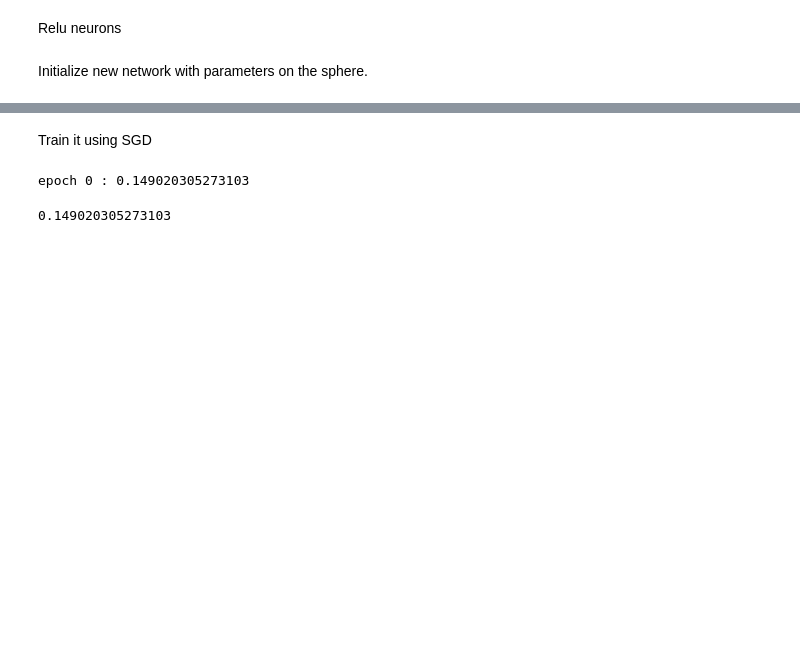
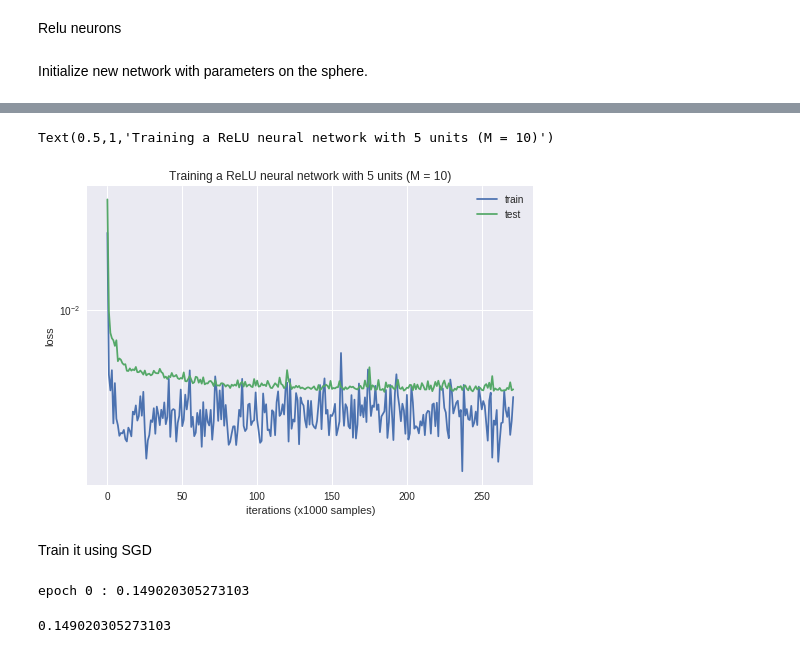
Before and after one commit to eloiseberthier/Convex_neural_nets, a Jupyter notebook: Relu convergence rate.ipynb, the cells around one changed output, grey strips where cells are left out. Saved outputs shown, nothing was run; the diff lists cells and outputs as text; code cells hidden in the pictures; blank space fills up the shorter version.

```diff
--- a/Relu convergence rate.ipynb
+++ b/Relu convergence rate.ipynb
@@ -113,3 +241,15 @@ X, Y = gen_net.gen_sample(5000)
+# %%
+plt.figure()
+plt.plot(train_loss)
+plt.plot(test_loss)
+plt.legend(['train', 'test'])
+plt.xlabel('iterations (x1000 samples)')
+plt.ylabel('loss')
+plt.yscale('log')
+plt.title('Training a ReLU neural network with 5 units (M = 10)')
+# %% [output]
+Text(0.5,1,'Training a ReLU neural network with 5 units (M = 10)')
+[figure, added]
 # %% [markdown]
 Train it using SGD
 # %%
```
Also changed, not shown: parts of 13 cells of this notebook, 5 other files.
